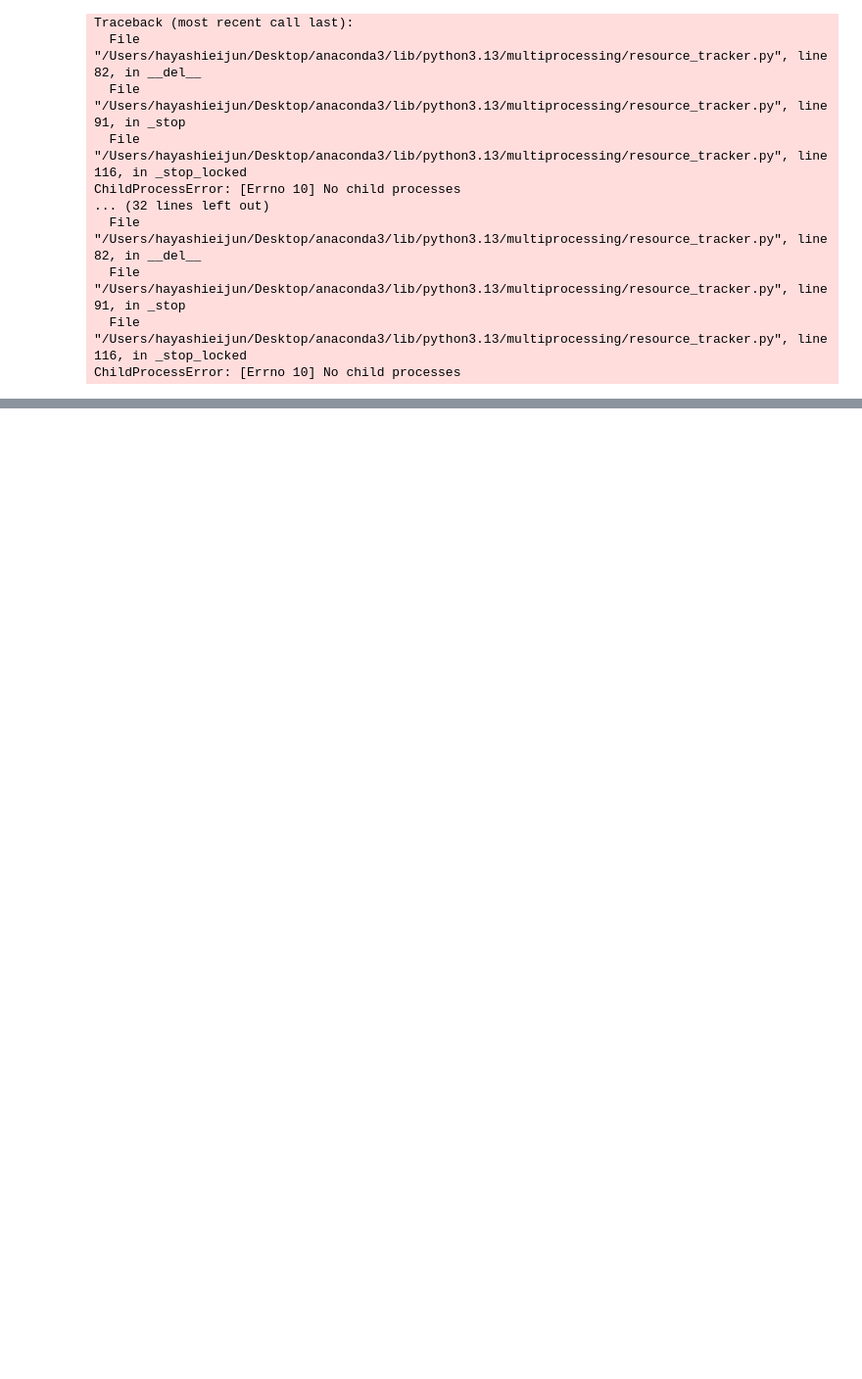
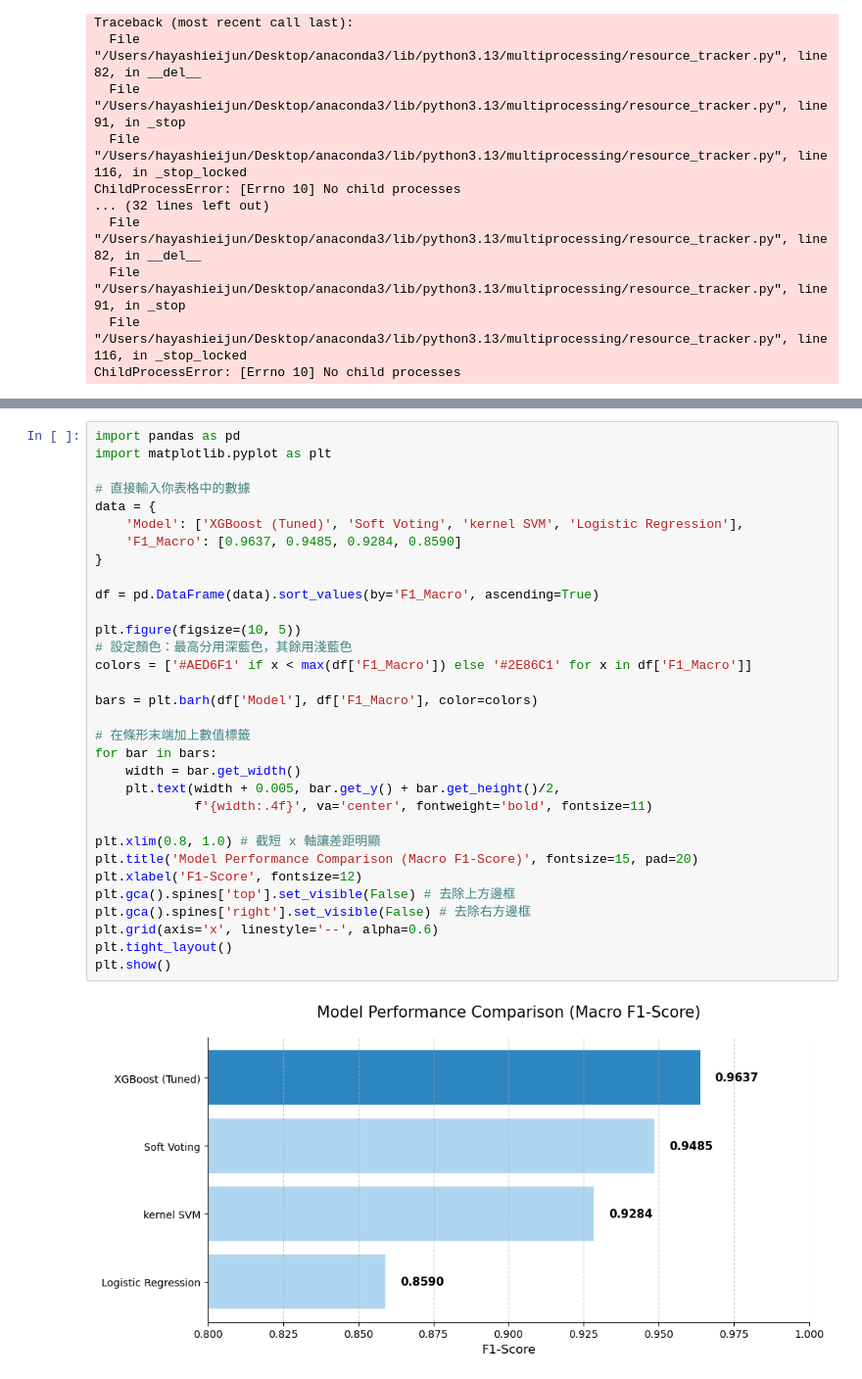
Before and after one commit to IuliaBunescu/airline-satisfaction-classification, a Jupyter notebook: notebooks/Karina_lr.ipynb, the cells around one changed output, grey strips where cells are left out. Shown at 98% size. Cells and saved outputs as stored; diff of their text form; blank space fills up the shorter version.

```diff
--- a/notebooks/Karina_lr.ipynb
+++ b/notebooks/Karina_lr.ipynb
@@ -528,0 +558,34 @@ ChildProcessError: [Errno 10] No child processes
+# %%
+import pandas as pd
+import matplotlib.pyplot as plt
+
+# 直接輸入你表格中的數據
+data = {
+    'Model': ['XGBoost (Tuned)', 'Soft Voting', 'kernel SVM', 'Logistic Regression'],
+    'F1_Macro': [0.9637, 0.9485, 0.9284, 0.8590]
+}
+
+df = pd.DataFrame(data).sort_values(by='F1_Macro', ascending=True)
+
+plt.figure(figsize=(10, 5))
+# 設定顏色：最高分用深藍色，其餘用淺藍色
+colors = ['#AED6F1' if x < max(df['F1_Macro']) else '#2E86C1' for x in df['F1_Macro']]
+
+bars = plt.barh(df['Model'], df['F1_Macro'], color=colors)
+
+# 在條形末端加上數值標籤
+for bar in bars:
+    width = bar.get_width()
+    plt.text(width + 0.005, bar.get_y() + bar.get_height()/2,
+             f'{width:.4f}', va='center', fontweight='bold', fontsize=11)
+
+plt.xlim(0.8, 1.0) # 截短 x 軸讓差距明顯
+plt.title('Model Performance Comparison (Macro F1-Score)', fontsize=15, pad=20)
+plt.xlabel('F1-Score', fontsize=12)
+plt.gca().spines['top'].set_visible(False) # 去除上方邊框
+plt.gca().spines['right'].set_visible(False) # 去除右方邊框
+plt.grid(axis='x', linestyle='--', alpha=0.6)
+plt.tight_layout()
+plt.show()
+# %% [output]
+[figure, added]
```
Also changed, not shown: parts of 3 cells of this notebook, 1 other file.
